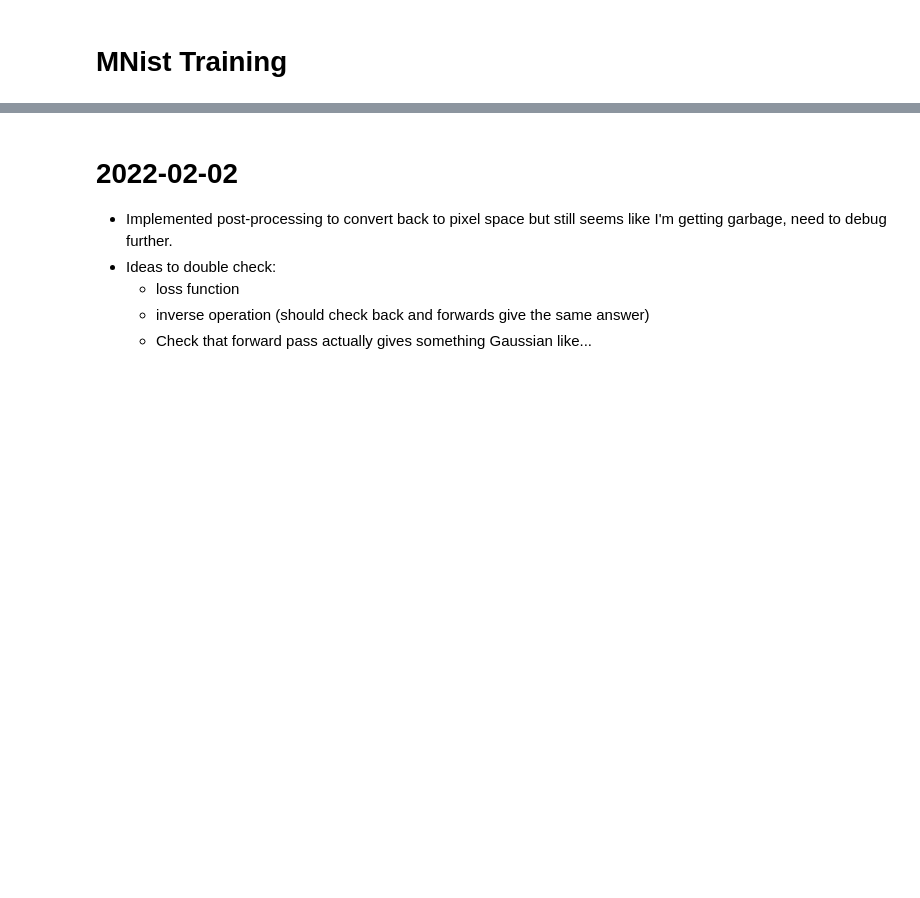
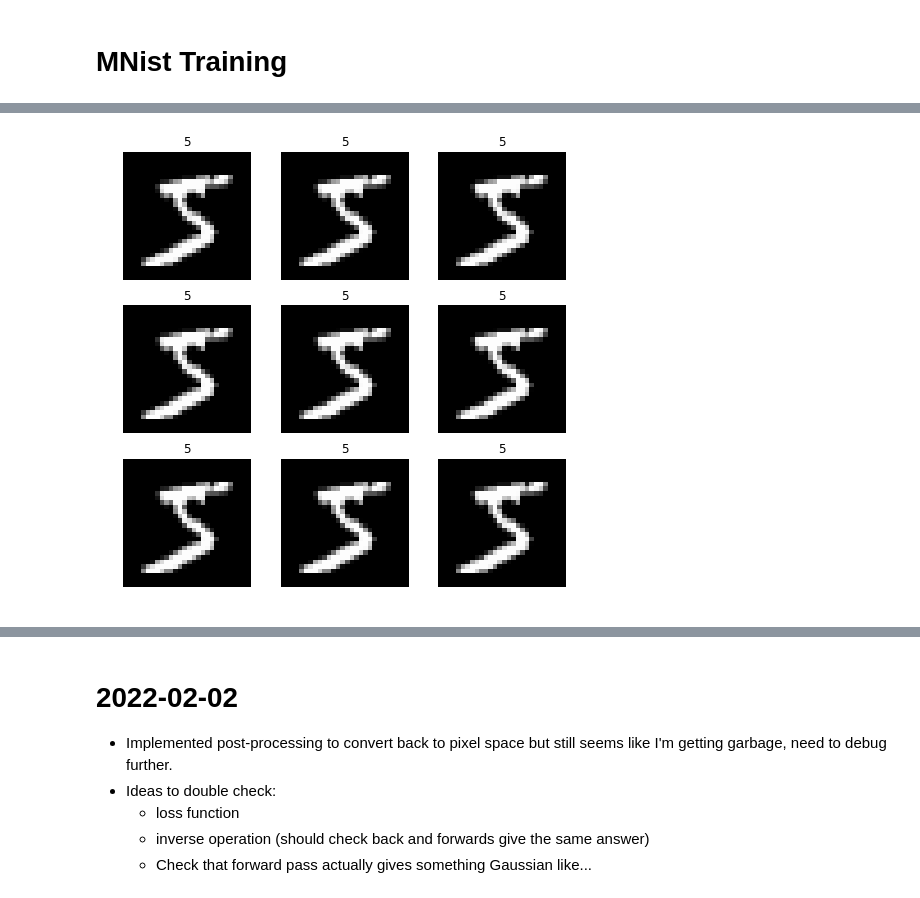
Before and after one commit to bjlkeng/sandbox, a Jupyter notebook: realnvp/pytorch-realnvp-mnist.ipynb, the cells around one changed output, grey strips where cells are left out. Drawn from its saved outputs; the diff is of its cells as text; code cells hidden in the pictures; blank space fills up the shorter version.

```diff
--- a/realnvp/pytorch-realnvp-mnist.ipynb
+++ b/realnvp/pytorch-realnvp-mnist.ipynb
@@ -276,6 +323,10 @@ def train_loop(dataloader, model, loss_fn, optimizer, report_iters=10, num_pixel
             loss, current = loss.item(), batch
             print(f"loss: {loss:.2f}; {loss / num_pixels / np.log(2):>.2f}  [{current:>5d}/{size:>5d}]")
 
+        # FIX ME
+        if batch >= 10:
+            break
+
 def test_loop(dataloader, model, loss_fn, num_pixels=28*28):
     size = len(dataloader)
     num_batches = len(dataloader)
@@ -295,7 +346,7 @@ def test_loop(dataloader, model, loss_fn, num_pixels=28*28):
 # %%
 learning_rate = 0.001
 batch_size = 100
-epochs = 5
+epochs = 200
 
 model = NormalizingFlowMNist(6, 64).to(device)
 optimizer = torch.optim.Adam(model.parameters(), lr=learning_rate)
@@ -304,9 +355,12 @@ train_loader = DataLoader(train_dataset, batch_size=batch_size, shuffle=False) #
 test_loader = DataLoader(test_dataset, batch_size=batch_size,  shuffle=False) #shuffle=True)
 
 for t in range(epochs):
+    #TODO FIX ME
+    train_loader = DataLoader(train_dataset, batch_size=batch_size, shuffle=False) #shuffle=True)
     print(f"Epoch {t+1}\n-------------------------------")
     train_loop(train_loader, model, loss_fn, optimizer)
-    test_loop(test_loader, model, loss_fn)
+    # TODO FIX ME
+    #test_loop(test_loader, model, loss_fn)
 
 print("Done!")
 # %% [output]
@@ -321,7 +387,7 @@ loss: 924.58; 1.70  [   30/  600]
 
 model.train()
 with torch.no_grad():
-    train_loader = DataLoader(train_dataset, batch_size=1000, shuffle=True) #shuffle=True)
+    train_loader = DataLoader(train_dataset, batch_size=batch_size, shuffle=False) #shuffle=True)
     for x, _ in train_loader:
         x_pre = pre_process(x).to(device)
         y, s, scale = model(x_pre)
@@ -333,4 +399,4 @@ with torch.no_grad():
     x_post = post_process(xp)
 
 diff = x.to(device) - x_post
-torch.any(torch.abs(diff) > 1e-7)
+torch.any(torch.abs(diff) > 1e-4)
@@ -338,10 +406,10 @@ torch.any(torch.abs(diff) > 1e-7)
 print(diff.shape)
 
 for i in range(100):
-    if torch.any(torch.abs(diff[i]) > 1e-3):
+    if torch.any(torch.abs(diff[i]) > 1e-4):
         #print(diff[i])
         for j in range(28):
             for k in range(28):
-                if torch.any(torch.abs(diff[i, 0, j, k]) > 1e-3):
+                if torch.any(torch.abs(diff[i, 0, j, k]) > 1e-4):
                     print(i, 1, j, k, diff[i, 0, j, k].cpu().numpy())
         break
@@ -352,14 +434,18 @@ s.hist(bins=50)
 # %%
 figure = plt.figure(figsize=(8, 8))
 cols, rows = 3, 3
 for i in range(1, cols * rows + 1):
-    sample_idx = torch.randint(len(train_dataset), size=(1,)).item()
+    # TODO FIX ME
+    #sample_idx = torch.randint(len(train_dataset), size=(1,)).item()
+    sample_idx = 0
     img, label = train_dataset[sample_idx]
     figure.add_subplot(rows, cols, i)
     plt.title(str(label))
     plt.axis("off")
     plt.imshow(img.squeeze(), cmap="gray")
 plt.show()
+# %% [output]
+[figure, added]
 # %%
 model.eval()
 with torch.no_grad():
```
Also changed, not shown: parts of 20 cells of this notebook.
